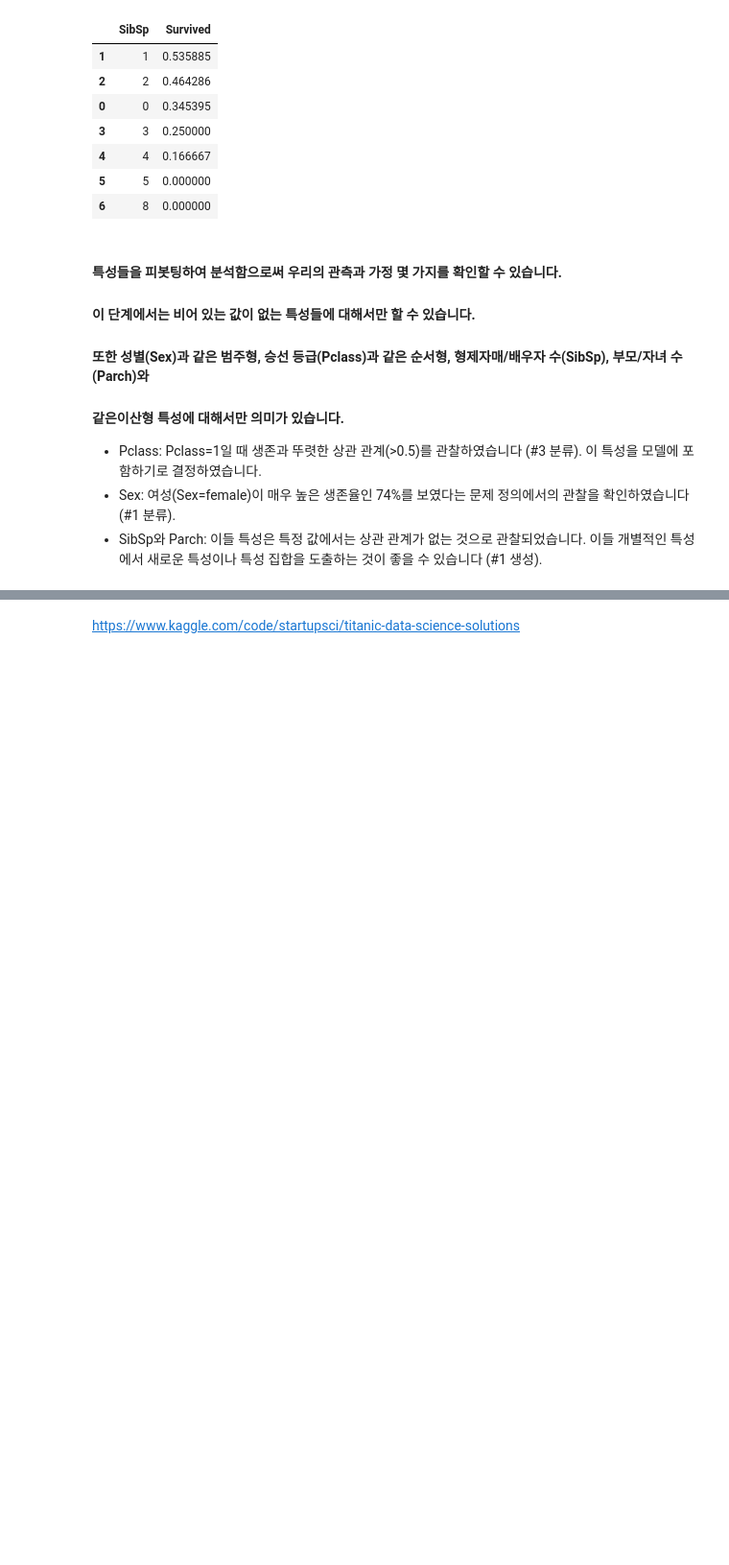
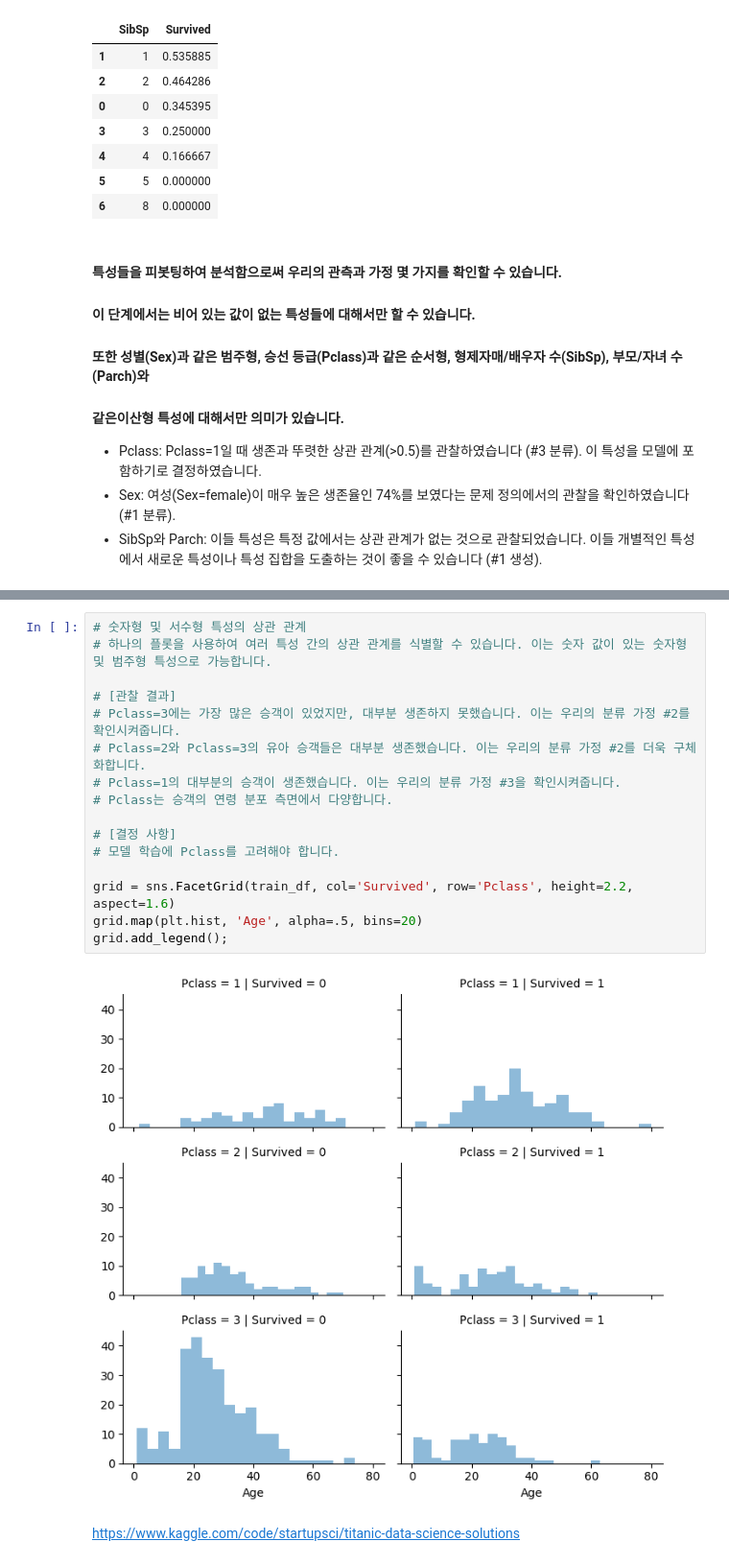
Before and after one commit to kim-bo-saeng/Data_analysis, a Jupyter notebook: titanic_classfication/titanic_analysis.ipynb, the cells around one changed output, grey strips where cells are left out. Shown: that part at 96% size. Cells and saved outputs as stored; diff of their text form; blank space fills up the shorter version.

```diff
--- a/titanic_classfication/titanic_analysis.ipynb
+++ b/titanic_classfication/titanic_analysis.ipynb
@@ -215,2 +244,20 @@ train_df[['SibSp','Survived']].groupby(['SibSp'], as_index=False).mean().sort_va
+# %%
+# 숫자형 및 서수형 특성의 상관 관계
+# 하나의 플롯을 사용하여 여러 특성 간의 상관 관계를 식별할 수 있습니다. 이는 숫자 값이 있는 숫자형 및 범주형 특성으로 가능합니다.
+
+# [관찰 결과]
+# Pclass=3에는 가장 많은 승객이 있었지만, 대부분 생존하지 못했습니다. 이는 우리의 분류 가정 #2를 확인시켜줍니다.
+# Pclass=2와 Pclass=3의 유아 승객들은 대부분 생존했습니다. 이는 우리의 분류 가정 #2를 더욱 구체화합니다.
+# Pclass=1의 대부분의 승객이 생존했습니다. 이는 우리의 분류 가정 #3을 확인시켜줍니다.
+# Pclass는 승객의 연령 분포 측면에서 다양합니다.
+
+# [결정 사항]
+# 모델 학습에 Pclass를 고려해야 합니다.
+
+grid = sns.FacetGrid(train_df, col='Survived', row='Pclass', height=2.2, aspect=1.6)
+grid.map(plt.hist, 'Age', alpha=.5, bins=20)
+grid.add_legend();
+# %% [output]
+[figure, added]
 # %% [markdown]
 https://www.kaggle.com/code/startupsci/titanic-data-science-solutions
```
Also changed, not shown: parts of 1 cell of this notebook.
